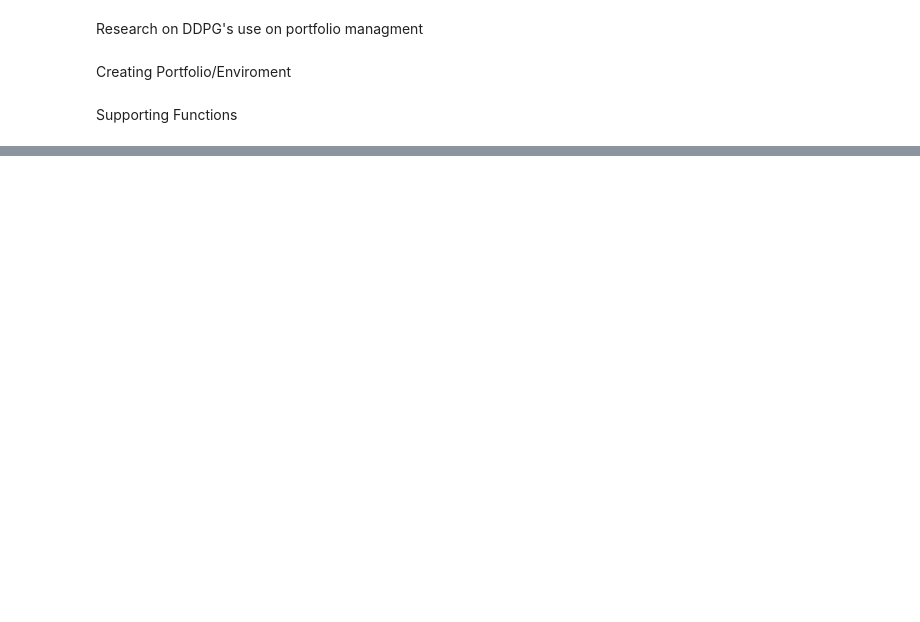
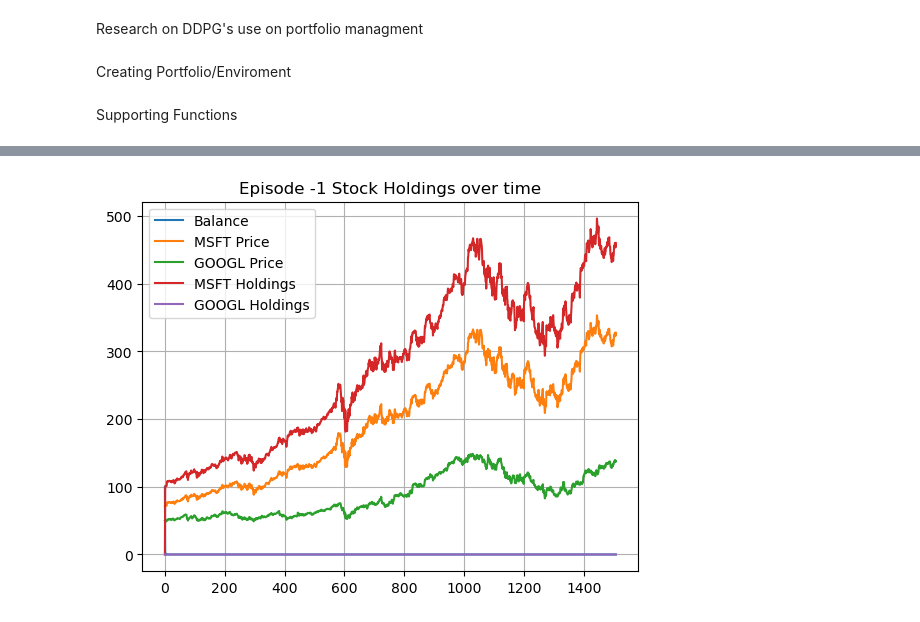
Before and after one commit to MDBowen/StockPred, a Jupyter notebook: Reinfocement_Learning/ddpg_portfolio_managment.ipynb, the cells around one changed output, grey strips where cells are left out. Drawn from its saved outputs; the diff is of its cells as text; code cells hidden in the pictures; blank space fills up the shorter version.

```diff
--- a/Reinfocement_Learning/ddpg_portfolio_managment.ipynb
+++ b/Reinfocement_Learning/ddpg_portfolio_managment.ipynb
@@ -418,0 +451,4 @@ KeyboardInterrupt:
+# %%
+display_episode(-1)
+# %% [output]
+[figure, added]
```
Also changed, not shown: parts of 9 cells of this notebook.
